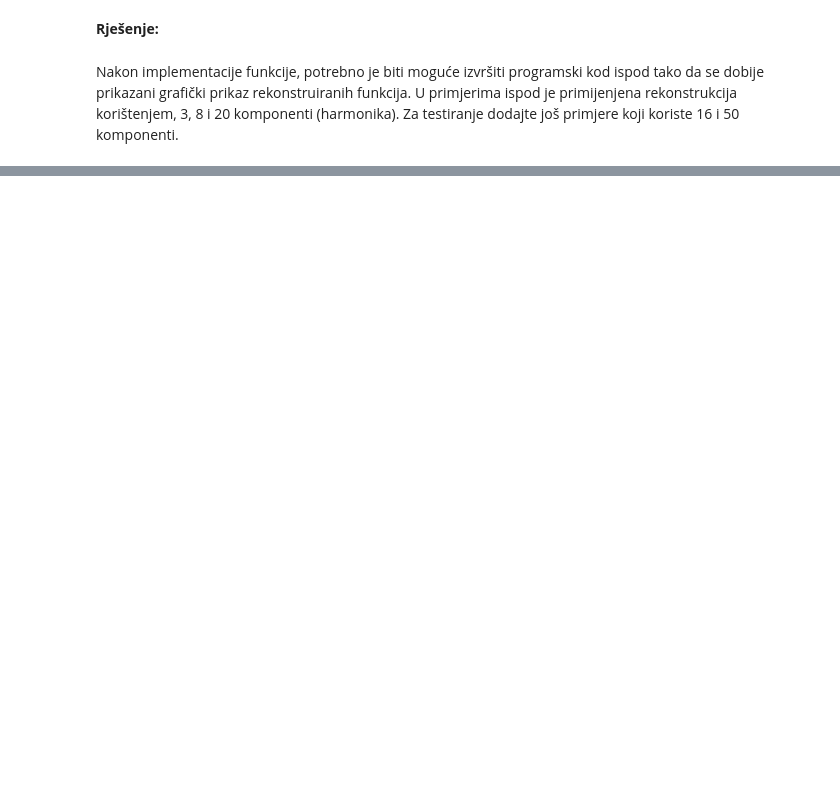
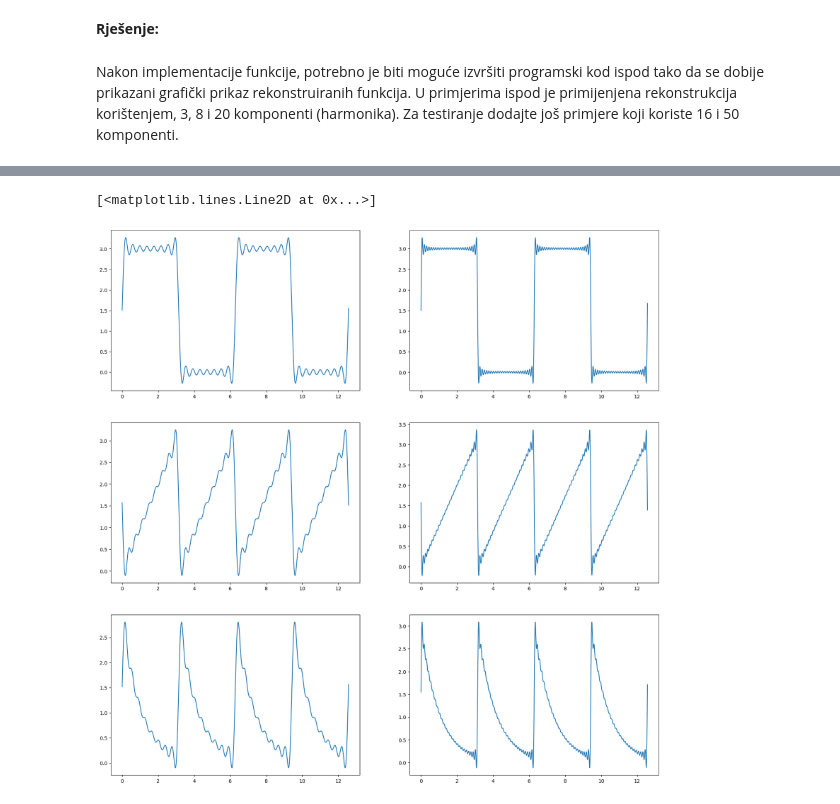
Before and after one commit to AmarHasecic/Multimedijalni-Sistemi-Labovi, a Jupyter notebook: MMS_LV05_Fourierovi_redovi.ipynb, the cells around one changed output, grey strips where cells are left out. Cells and saved outputs as stored; diff of their text form; code cells hidden in the pictures; blank space fills up the shorter version.

```diff
--- a/MMS_LV05_Fourierovi_redovi.ipynb
+++ b/MMS_LV05_Fourierovi_redovi.ipynb
@@ -239,0 +237,24 @@ axs[2,2].plot(x,rf3_20)
+# %%
+[x, rf1_16] = f_rekonstrukcija(16,square, a01, an1, bn1, 0, 4 * np.pi, 0.01)
+[x, rf1_50] = f_rekonstrukcija(50,square, a01, an1, bn1, 0, 4 * np.pi, 0.01)
+
+[x, rf2_16] = f_rekonstrukcija(16,triangle, a02, an2, bn2, 0, 4 * np.pi, 0.01)
+[x, rf2_50] = f_rekonstrukcija(50,triangle, a02, an2, bn2, 0, 4 * np.pi, 0.01)
+
+[x, rf3_16] = f_rekonstrukcija(16,impulse, a03, an3, bn3, 0, 4 * np.pi, 0.01)
+[x, rf3_50] = f_rekonstrukcija(50,impulse, a03, an3, bn3, 0, 4 * np.pi, 0.01)
+
+
+fig, axs = plt.subplots(3,2,figsize=(20,20))
+
+axs[0,0].plot(x,rf1_16)
+axs[0,1].plot(x,rf1_50)
+
+axs[1,0].plot(x,rf2_16)
+axs[1,1].plot(x,rf2_50)
+
+axs[2,0].plot(x,rf3_16)
+axs[2,1].plot(x,rf3_50)
+# %% [output]
+[<matplotlib.lines.Line2D at 0x...>]
+[figure, added]
```
Also changed, not shown: parts of 4 cells of this notebook.
